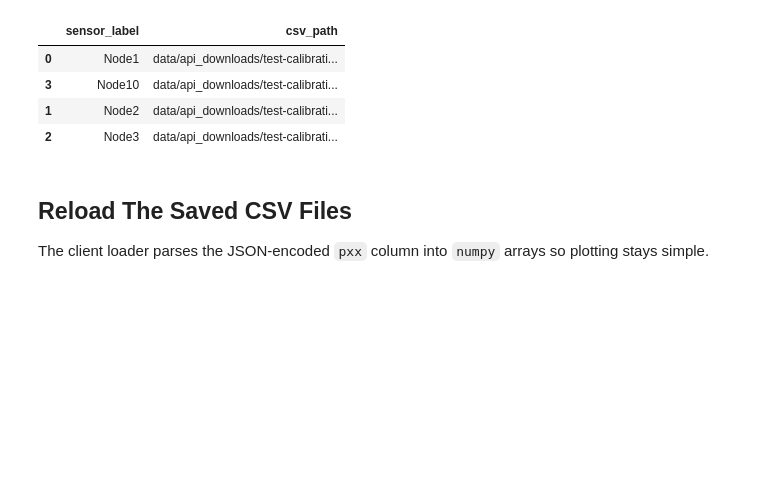
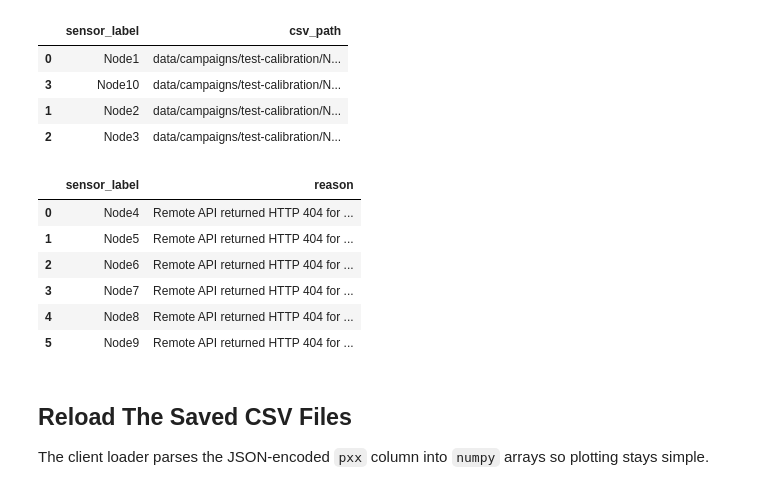
Before and after one commit to AlmondSund/MeasurementCalibration, a Jupyter notebook: notebooks/example_client.ipynb, the cells around one changed output. Drawn from its saved outputs; the diff is of its cells as text; code cells hidden in the pictures; blank space fills up the shorter version.

```diff
--- a/notebooks/example_client.ipynb
+++ b/notebooks/example_client.ipynb
@@ -92,14 +92,8 @@ Choose one campaign label from `client.DEFAULT_CAMPAIGN_IDS` and one or more sen
 # %%
 campaign_label = "test-calibration"
-campaign_id = client.DEFAULT_CAMPAIGN_IDS[campaign_label]
-
-# Campaign 205 is currently available for Nodes 1, 2, 3, and 10.
-sensor_labels = ("Node1", "Node2", "Node3", "Node10")
-sensor_mac_by_label = {
-    sensor_label: client.DEFAULT_SENSOR_MAC_BY_LABEL[sensor_label]
-    for sensor_label in sensor_labels
-}
-output_root = REPO_ROOT / client.DEFAULT_DATA_DOWNLOAD_DIR
+campaign_id = 205
+sensor_mac_by_label = client.SENSOR_NETWORK_MAC_BY_LABEL
+output_root = REPO_ROOT / client.CAMPAIGNS_DATA_DIR
 
 # The deployed API currently requires verify_tls=False in this environment.
 api_client = client.MeasurementApiClient(
@@ -141,29 +141,53 @@ This cell creates `data/api_downloads/<campaign>/` and writes one CSV per sensor
 # %%
-stored_paths = api_client.download_campaign_csvs(
+download_result = api_client.download_campaign_csvs(
     campaign_label=campaign_label,
     campaign_id=campaign_id,
-    sensor_mac_by_label=sensor_mac_by_label,
     output_root=output_root,
     drop_missing_pxx=True,
+    skip_missing_sensors=True,
 )
+stored_paths = download_result.saved_csv_paths
+
+if not stored_paths:
+    raise ValueError("No sensor CSVs were materialized for the selected campaign")
 
 display(
     pd.DataFrame(
         [
             {
                 "sensor_label": sensor_label,
                 "csv_path": str(csv_path.relative_to(REPO_ROOT)),
             }
             for sensor_label, csv_path in stored_paths.items()
         ]
     ).sort_values("sensor_label")
 )
+
+if download_result.skipped_sensors:
+    display(
+        pd.DataFrame(
+            [
+                {
+                    "sensor_label": sensor_label,
+                    "reason": reason,
+                }
+                for sensor_label, reason in download_result.skipped_sensors.items()
+            ]
+        ).sort_values("sensor_label")
+    )
 # %% [output]
 |  | sensor_label | csv_path |
-| 0 | Node1 | data/api_downloads/test-calibrati... |
-| 3 | Node10 | data/api_downloads/test-calibrati... |
-| 1 | Node2 | data/api_downloads/test-calibrati... |
-| 2 | Node3 | data/api_downloads/test-calibrati... |
+| 0 | Node1 | data/campaigns/test-calibration/N... |
+| 3 | Node10 | data/campaigns/test-calibration/N... |
+| 1 | Node2 | data/campaigns/test-calibration/N... |
+| 2 | Node3 | data/campaigns/test-calibration/N... |
+|  | sensor_label | reason |
+| 0 | Node4 | Remote API returned HTTP 404 for ... |
+| 1 | Node5 | Remote API returned HTTP 404 for ... |
+| 2 | Node6 | Remote API returned HTTP 404 for ... |
+| 3 | Node7 | Remote API returned HTTP 404 for ... |
+| 4 | Node8 | Remote API returned HTTP 404 for ... |
+| 5 | Node9 | Remote API returned HTTP 404 for ... |
 # %% [markdown]
 ## Reload The Saved CSV Files
 
```
Also changed, not shown: parts of 5 cells of this notebook, 7 other files.
